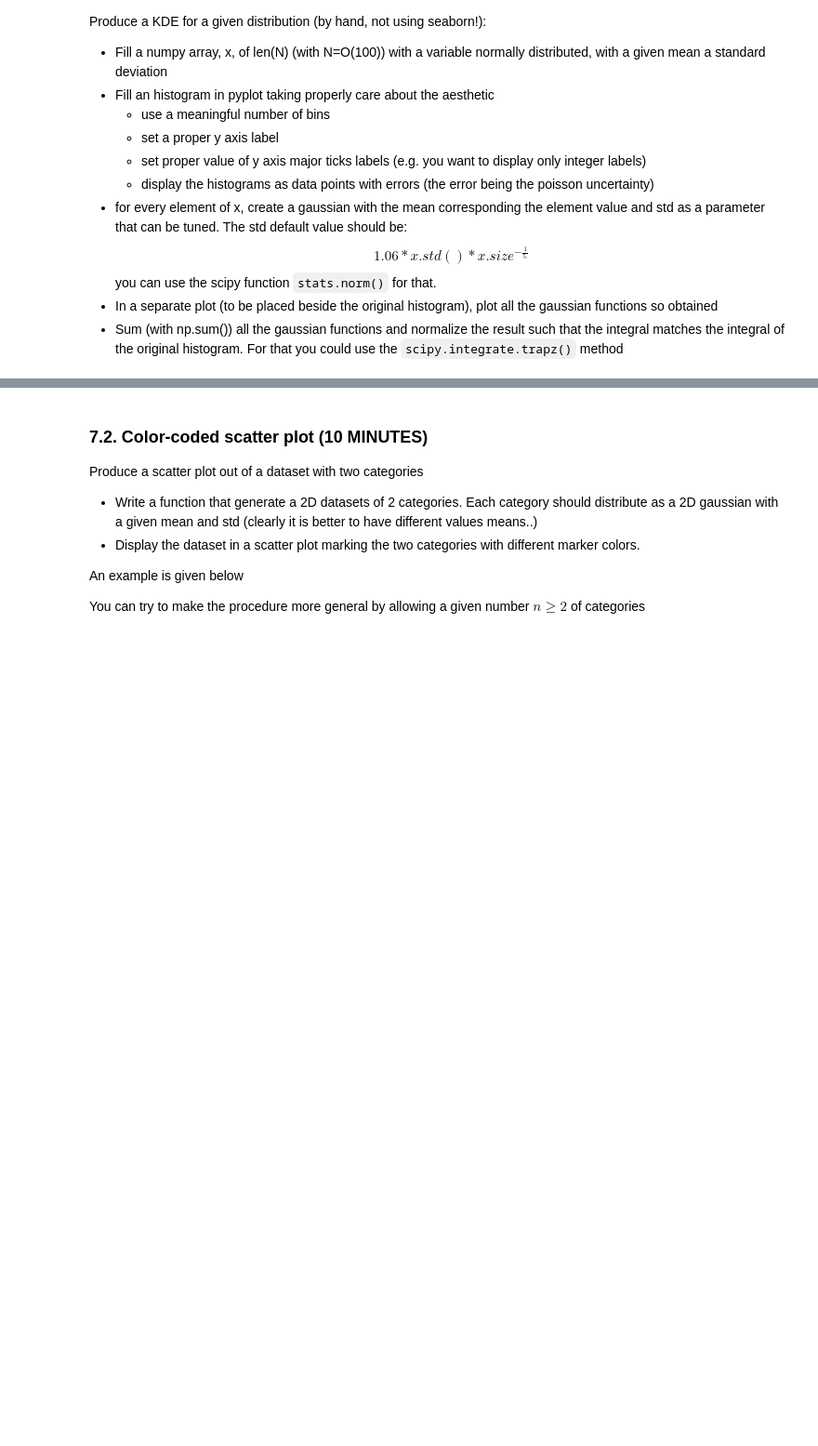
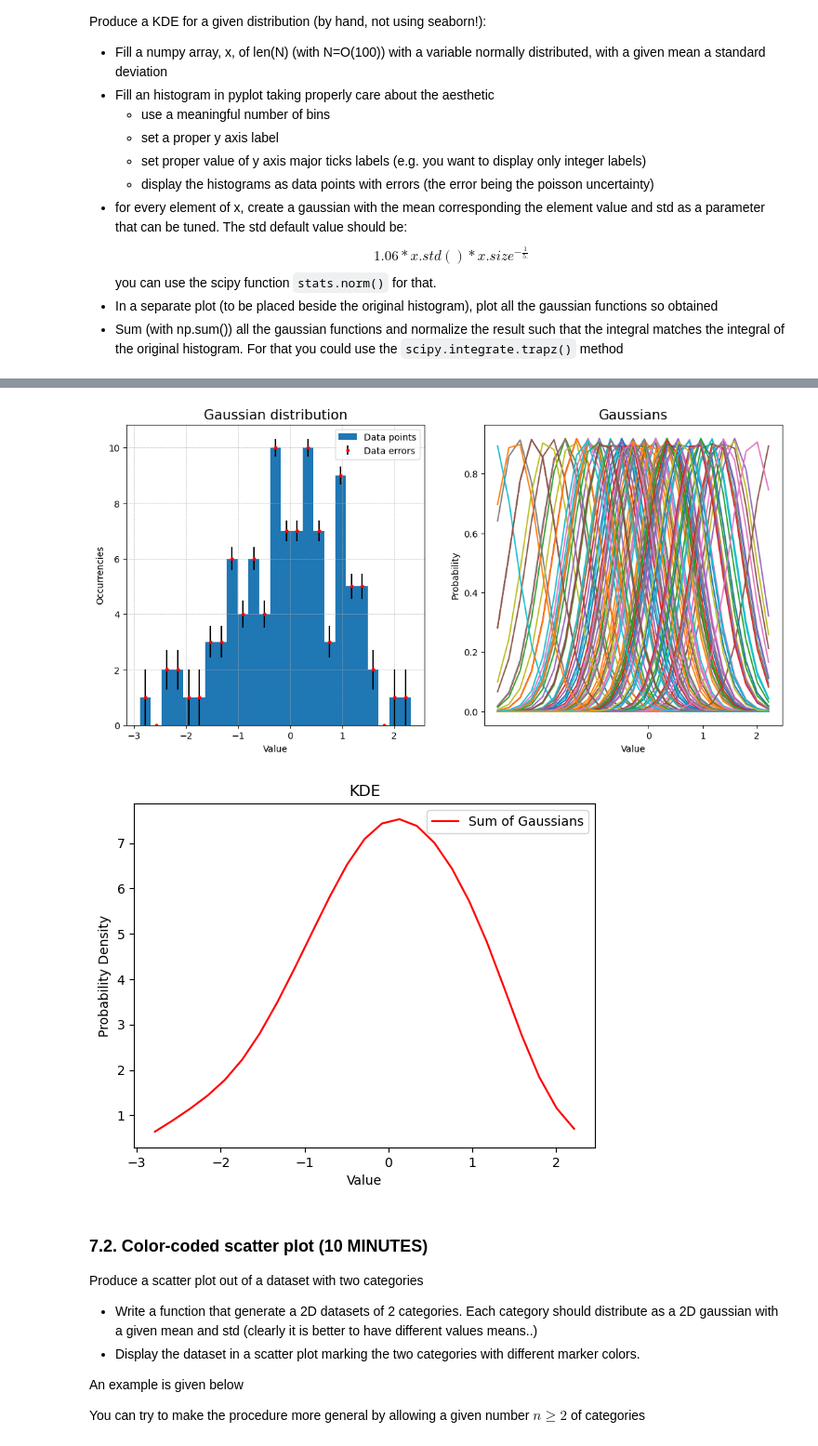
Before and after one commit to Kallo27/LaboratoryOfComputationalPhysics_Y6, a Jupyter notebook: exam/exam.ipynb, the cells around one changed output, grey strips where cells are left out. Shown: that part at 93% size. Saved outputs shown, nothing was run; the diff lists cells and outputs as text; code cells hidden in the pictures; blank space fills up the shorter version.

```diff
--- a/exam/exam.ipynb
+++ b/exam/exam.ipynb
@@ -593,3 +593,66 @@ $$ 1.06 * x.std() * x.size ^{-\frac{1}{5.}} $$
 you can use the scipy function `stats.norm()` for that.
 * In a separate plot (to be placed beside the original histogram), plot all the gaussian functions so obtained
 * Sum (with np.sum()) all the gaussian functions and normalize the result such that the integral matches the integral of the original histogram. For that you could use the `scipy.integrate.trapz()` method
+# %%
+import numpy as np
+import matplotlib.pyplot as plt
+from scipy import stats, integrate
+
+N = 100
+mean = 0
+std = 1
+
+x = np.random.normal(loc= mean, scale= std, size= N)
+print(x)
+
+fig, (ax1, ax2) = plt.subplots(nrows=1, ncols=2, figsize=(13, 6))
+
+ax1.grid(linestyle='--', linewidth=0.5)
+
+ax1.set_title('Gaussian distribution', size=15)
+ax1.set_xlabel('Value')
+ax1.set_ylabel('Occurrencies')
+
+ax2.set_title('Gaussians', size=15)
+ax2.set_xlabel('Value')
+ax2.set_ylabel('Probability')
+
+hist, bins, _ = ax1.hist(x, bins= 25, label='Data points')
+bin_centers = (bins[:-1] + bins[1:]) / 2
+bin_width = bins[1] - bins[0]
+
+plt.xticks(np.arange(min(x), max(x) + 1, 1))
+plt.xticks(np.arange(min(hist), max(hist) + 1, 1))
+
+errors = 1/np.sqrt(hist)
+
+ax1.errorbar(bin_centers, hist, yerr=errors, color='red', ecolor='black', fmt='.', label='Data errors')
+ax1.legend()
+
+std_default = 1.06 * x.std() * (x.size ** (-1/5))
+gaussians = []
+
+for value in x:
+    gaussian = stats.norm.pdf(bin_centers, loc=value, scale=std_default)
+    gaussians.append(gaussian)
+
+for gaussian in gaussians:
+    ax2.plot(bin_centers, gaussian)
+
+plt.show()
+
+sum_of_gaussians = sum(gaussians)
+
+integral_hist = integrate.trapz(hist, bin_centers)
+integral_gauss = integrate.trapz(sum_of_gaussians, bin_centers)
+
+sum_of_gaussians /= (integral_gauss / integral_hist)
+
+plt.plot(bin_centers, sum_of_gaussians, label='Sum of Gaussians', color='red')
+plt.title('KDE')
+plt.xlabel('Value')
+plt.ylabel('Probability Density')
+plt.legend()
+
+plt.show()
+# %% [output]
@@ -596,3 +676,5 @@ you can use the scipy function `stats.norm()` for that.
+[figure, added]
+[figure, added]
 # %% [markdown]
 ### 7.2\. **Color-coded scatter plot** (10 MINUTES)
 
```
Also changed, not shown: parts of 3 cells of this notebook, 2 other files.
